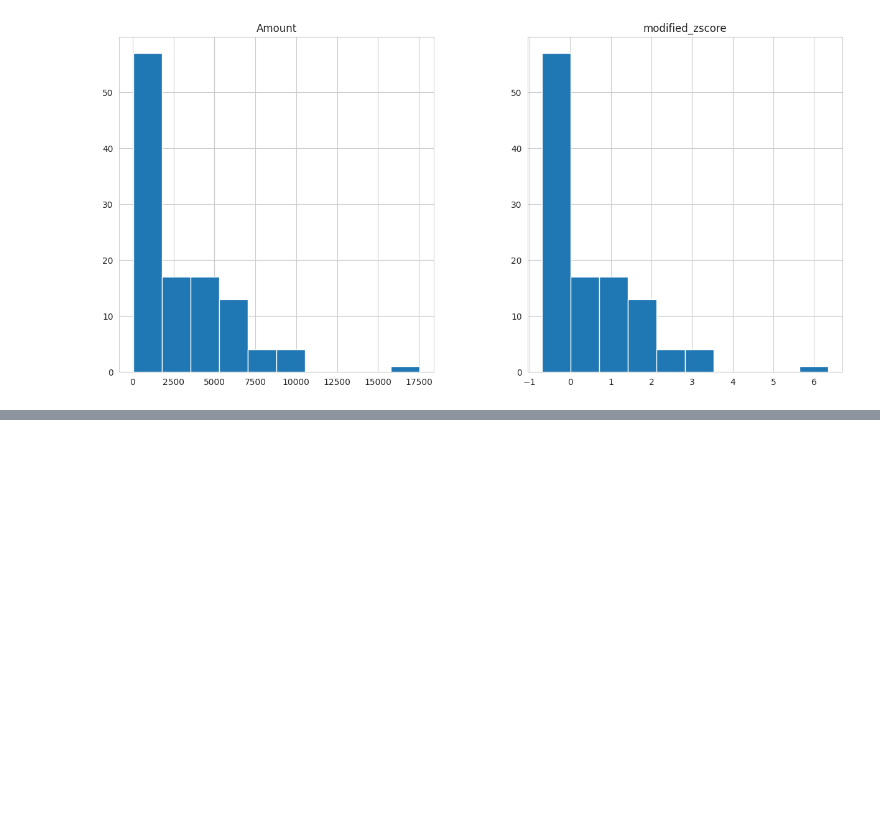
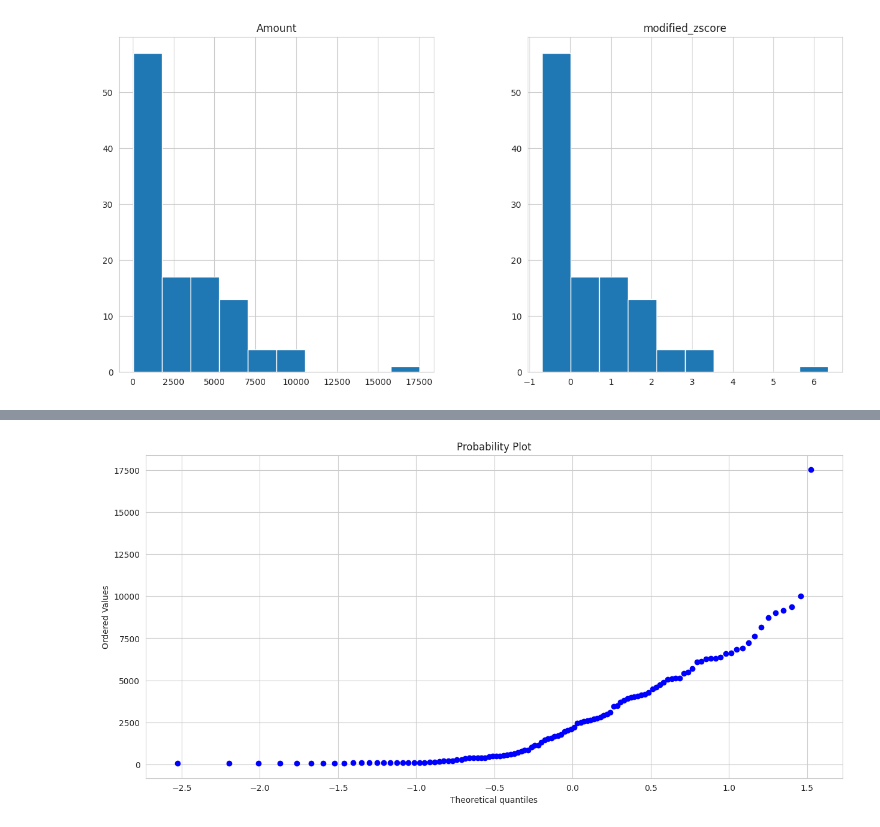
Before and after one commit to Jeremiah-Katumo/dsa, a Jupyter notebook: project/transactions.ipynb, the cells around one changed output, grey strips where cells are left out. Saved outputs shown, nothing was run; the diff lists cells and outputs as text; code cells hidden in the pictures; blank space fills up the shorter version.

```diff
--- a/project/transactions.ipynb
+++ b/project/transactions.ipynb
@@ -217,0 +249,4 @@ array([[<Axes: title={'center': 'Amount'}>,
+# %%
+res = scipy.stats.probplot(transaction_df.values.reshape(-1), plot=plt)
+# %% [output]
+[figure, added]
```
Also changed, not shown: parts of 24 cells of this notebook, 1 other file.
